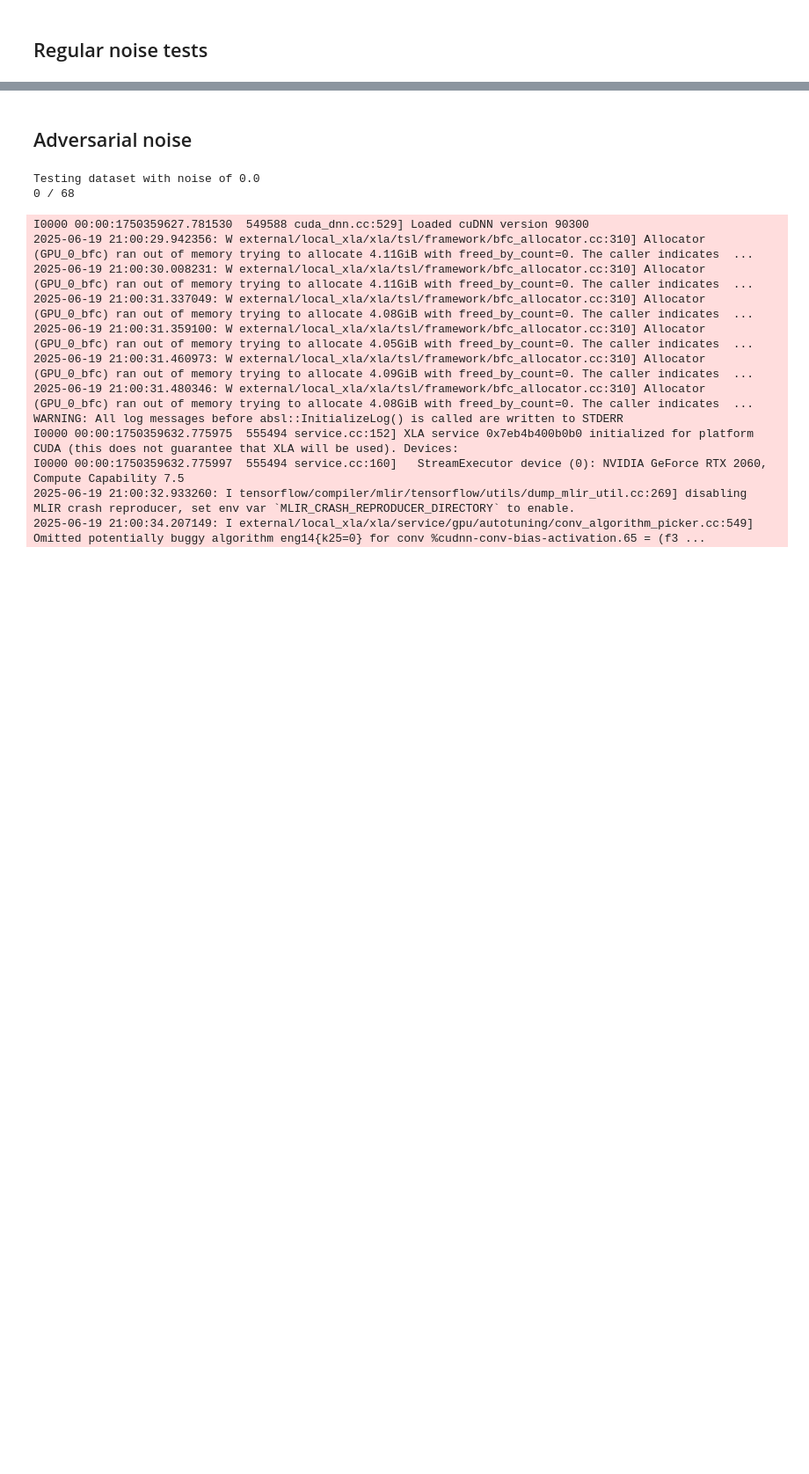
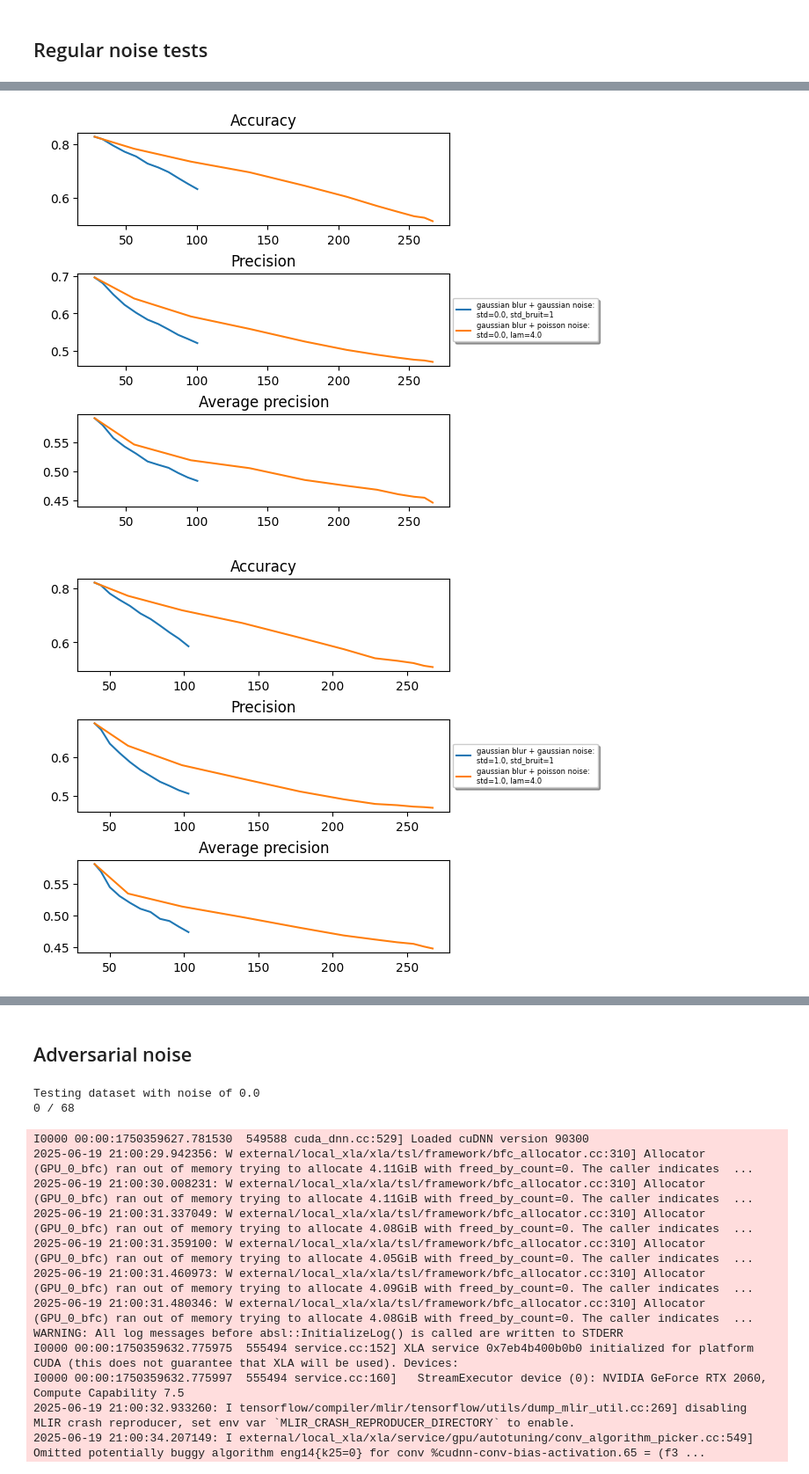
Before and after one commit to computerspieler/ProjetIntegrateur, a Jupyter notebook: stardist/main.ipynb, the cells around one changed output, grey strips where cells are left out. Shown at 88% size. Cells and saved outputs as stored; diff of their text form; code cells hidden in the pictures; blank space fills up the shorter version.

```diff
--- a/stardist/main.ipynb
+++ b/stardist/main.ipynb
@@ -576,9 +408,0 @@ plt.show()
-# %%
-for i, std in enumerate(gaussian_std):
-    ax = plt.subplot(2, 1, 1)
-    ax.plot(noise_level, output_normal_with_filter[:,i,0], label=f"Accuracy with std={std}")
-    ax.legend()
-    ax = plt.subplot(2, 1, 2)
-    ax.plot(noise_level, output_normal_with_filter[:,i,1], label=f"Precision with std={std}")
-    ax.legend()
-plt.show()
@@ -584,0 +622,34 @@ plt.show()
+# %%
+def plot(axs, vals, subtext, show_std=False):
+    axs[0].set_title("Accuracy")
+    axs[0].errorbar(
+        vals[:,0,0], vals[:,1,0],
+        xerr=vals[:,0,1] if show_std else None,
+        yerr=vals[:,1,1] if show_std else None,
+        label=subtext
+    )
+    axs[1].set_title("Precision")
+    axs[1].errorbar(
+        vals[:,0,0], vals[:,2,0],
+        xerr=vals[:,0,1] if show_std else None,
+        yerr=vals[:,3,1] if show_std else None,
+        label=subtext
+    )
+    axs[2].set_title("Average precision")
+    axs[2].errorbar(
+        vals[:,0,0], vals[:,3,0],
+        xerr=vals[:,0,1] if show_std else None,
+        yerr=vals[:,3,1] if show_std else None,
+        label=subtext
+    )
+    axs[1].legend(fontsize=6, loc='center left', bbox_to_anchor=(1, 0.5), fancybox=True, shadow=True, ncols=1)
+# %%
+for i, std in enumerate(gaussian_std):
+	fig, axs = plt.subplots(3, 1, constrained_layout=True)
+	plot(axs, output_normal_with_filter[:,i], f"gaussian blur + gaussian noise:\nstd={std}, std_bruit=1")
+	plot(axs, output_poisson_with_filter[:,i], f"gaussian blur + poisson noise:\nstd={std}, lam={lam}")
+	plt.plot()
+	plt.show()
+# %% [output]
+[figure, added]
+[figure, added]
```
Also changed, not shown: parts of 23 cells of this notebook, 10 other files.
